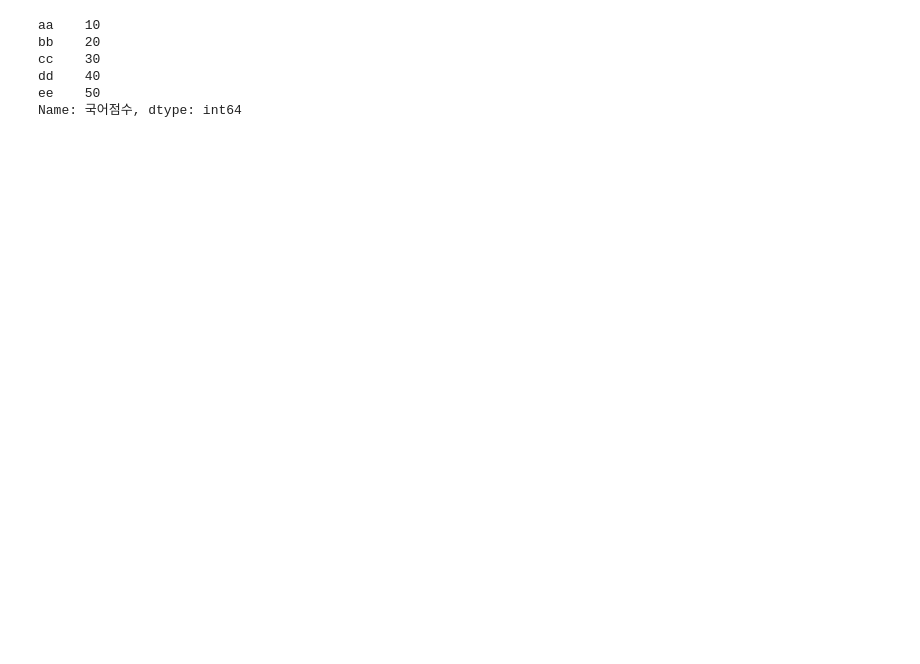
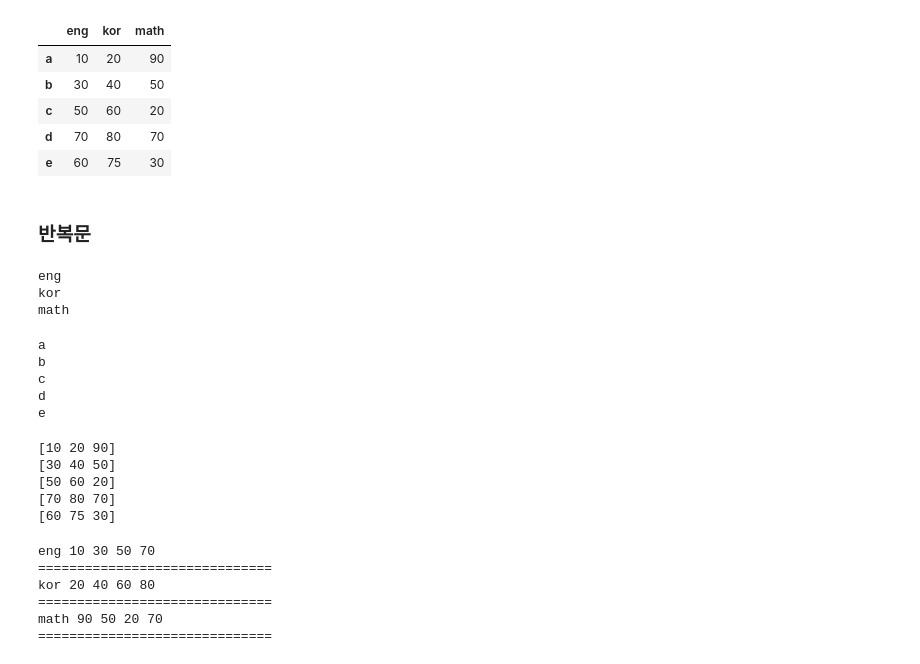
Before and after one commit to narirla/Pandas, a Jupyter notebook: 08.시각화.ipynb, the cells around one changed output. Drawn from its saved outputs; the diff is of its cells as text; code cells hidden in the pictures; blank space fills up the shorter version.

```diff
--- a/08.시각화.ipynb
+++ b/08.시각화.ipynb
@@ -3,14 +3,54 @@ import pandas as pd
 import numpy as np
 import matplotlib.pyplot as plt
 plt.rcParams['font.family'] = 'Malgun Gothic'
-# %%
-data = {'aa':10, 'bb':20, 'cc':30, 'dd':40, 'ee': 50}
-sr = pd.Series(data, name= '국어점수')
-sr
-# %% [output]
-aa    10
-bb    20
-cc    30
-dd    40
-ee    50
-Name: 국어점수, dtype: int64
+# %%
+data =  {'eng':[10,30,50,70,60],
+         'kor':[20,40,60,80,75],
+         'math':[90,50,20,70,30]}
+df = pd.DataFrame(data, index=['a','b','c','d','e'] )
+df
+# %% [output]
+|  | eng | kor | math |
+| a | 10 | 20 | 90 |
+| b | 30 | 40 | 50 |
+| c | 50 | 60 | 20 |
+| d | 70 | 80 | 70 |
+| e | 60 | 75 | 30 |
+# %% [markdown]
+### 반복문
+# %%
+for n in df: # default : df.columns
+    print(n)
+# %% [output]
+eng
+kor
+math
+# %%
+for n in df.index:
+    print(n)
+# %% [output]
+a
+b
+c
+d
+e
+# %%
+for n in df.values:
+    print(n)
+# %% [output]
+[10 20 90]
+[30 40 50]
+[50 60 20]
+[70 80 70]
+[60 75 30]
+# %%
+for c, sr in df.items(): # 컬럼명, 시리즈로 묶여있음
+    print(c, sr.loc['a'], sr.loc['b'], sr.loc['c'], sr.loc['d'])
+    print('='*30)
+# %% [output]
+eng 10 30 50 70
+==============================
+kor 20 40 60 80
+==============================
+math 90 50 20 70
+==============================
```
Also changed, not shown: parts of 16 cells of this notebook, 14 other files.
